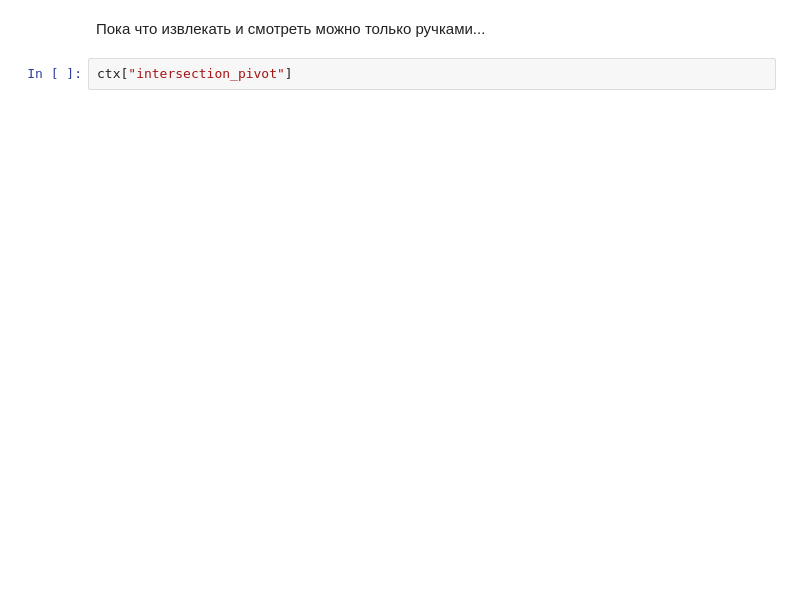
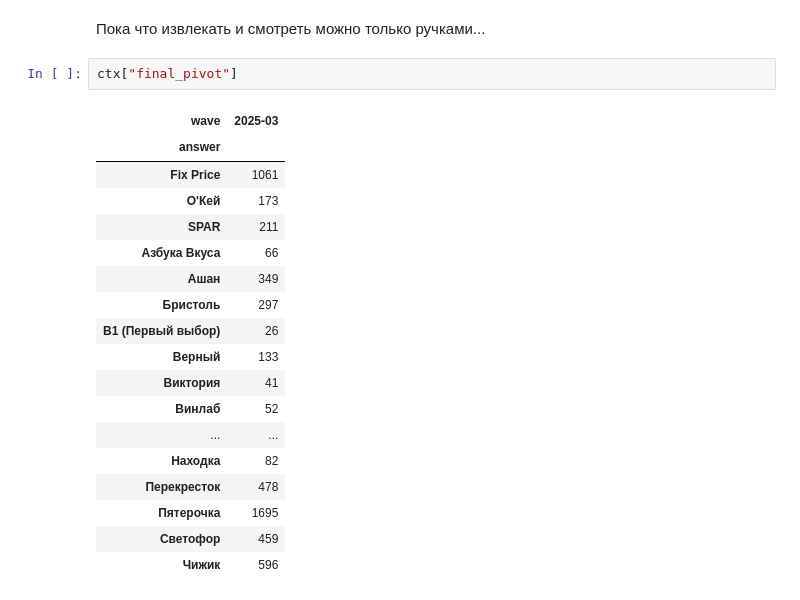
Before and after one commit to Avvonna/IvRAG, a Jupyter notebook: test.ipynb, the cells around one changed output. Saved outputs shown, nothing was run; the diff lists cells and outputs as text; blank space fills up the shorter version.

```diff
--- a/test.ipynb
+++ b/test.ipynb
@@ -185,4 +276,23 @@ print(f"Доступные варианты:\n{opts}")
 # %% [markdown]
 Пока что извлекать и смотреть можно только ручками...
 # %%
-ctx["intersection_pivot"]
+ctx["final_pivot"]
+# %% [output]
+| wave | 2025-03 |
+| answer |  |
+| Fix Price | 1061 |
+| O'Кей | 173 |
+| SPAR | 211 |
+| Азбука Вкуса | 66 |
+| Ашан | 349 |
+| Бристоль | 297 |
+| В1 (Первый выбор) | 26 |
+| Верный | 133 |
+| Виктория | 41 |
+| Винлаб | 52 |
+| ... | ... |
+| Находка | 82 |
+| Перекресток | 478 |
+| Пятерочка | 1695 |
+| Светофор | 459 |
+| Чижик | 596 |
```
Also changed, not shown: parts of 17 cells of this notebook, 6 other files.
